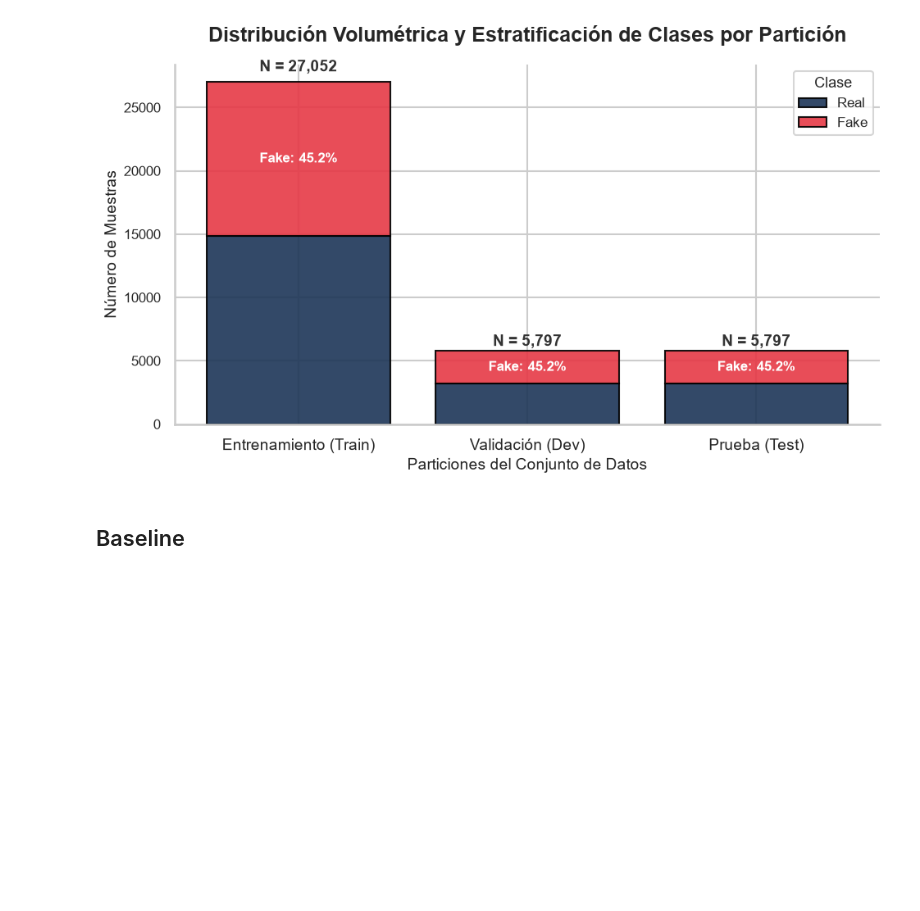
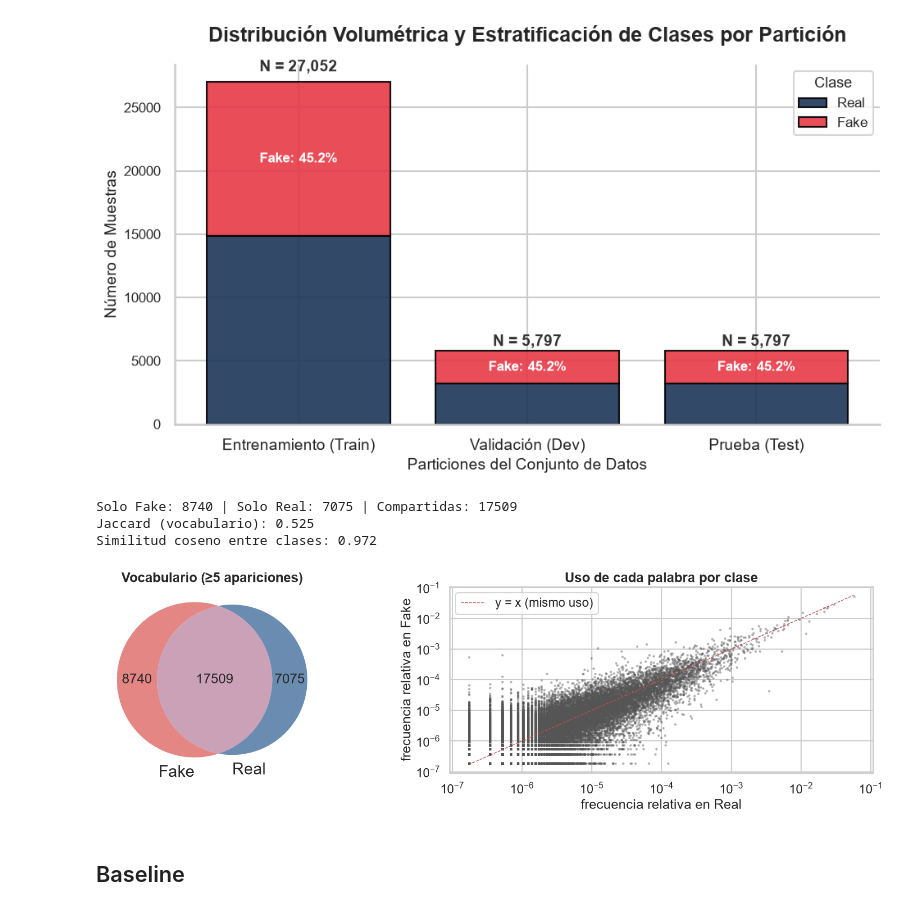
Before and after one commit to kao05/SpamAnalysis-TextMining, a Jupyter notebook: Project_FakeNews.ipynb, the cells around one changed output. Drawn from its saved outputs; the diff is of its cells as text; code cells hidden in the pictures; blank space fills up the shorter version.

Commit message:
Proyecto final: finalizacion de la etapa 1 1. Ploteo de todas las graficas pertinentes para poder demostrar hipotesis y conclusiones que sacamos a partir de ellas 2. Conclusion final de la etapa 1

```diff
--- a/Project_FakeNews.ipynb
+++ b/Project_FakeNews.ipynb
@@ -388,6 +389,68 @@ train  14834  12218           0.4516
 dev     3178   2619           0.4518
 test    3179   2618           0.4516
 [figure]
+# %%
+#@title traslape de vocabulario entre clases (Fake vs Real)
+vocab = np.array(vec.get_feature_names_out())
+mask_fake = (y_train.values == 1)
+mask_real = (y_train.values == 0)
+
+frec_fake = np.asarray(x_train[mask_fake].sum(axis=0)).ravel()
+frec_real = np.asarray(x_train[mask_real].sum(axis=0)).ravel()
+
+# umbral mínimo para ignorar palabras raras (typos, nombres únicos, etc.)
+min_frec = 5
+en_fake = frec_fake >= min_frec
+en_real = frec_real >= min_frec
+
+solo_fake = (en_fake & ~en_real).sum()
+solo_real = (~en_fake & en_real).sum()
+ambas = (en_fake & en_real).sum()
+
+print(f"Solo Fake: {solo_fake} | Solo Real: {solo_real} | Compartidas: {ambas}")
+print(f"Jaccard (vocabulario): {ambas / (solo_fake + solo_real + ambas):.3f}")
+
+# similitud coseno entre los perfiles de frecuencia de cada clase
+coseno = (frec_fake @ frec_real) / (np.linalg.norm(frec_fake) * np.linalg.norm(frec_real))
+print(f"Similitud coseno entre clases: {coseno:.3f}")
+
+fig, ejes = plt.subplots(1, 2, figsize=(17, 5))
+
+# 1) Diagrama de Venn del vocabulario
+venn2(subsets=(solo_fake, solo_real, ambas), set_labels=('Fake', 'Real'),
+      set_colors=('#d9534f', '#2b5c8f'), alpha=0.7, ax=ejes[0])
+ejes[0].set_title(f'Vocabulario (≥{min_frec} apariciones)', fontweight='bold')
+
+# 2) Scatter de frecuencias relativas (log-log). Cerca de la diagonal = palabra compartida
+p_fake = frec_fake / frec_fake.sum()
+p_real = frec_real / frec_real.sum()
+ambas_mask = (frec_fake > 0) & (frec_real > 0)
+ejes[1].scatter(p_real[ambas_mask], p_fake[ambas_mask], s=4, alpha=0.3, color='#555')
+lim = [min(p_fake[ambas_mask].min(), p_real[ambas_mask].min()),
+       max(p_fake[ambas_mask].max(), p_real[ambas_mask].max())]
+ejes[1].plot(lim, lim, 'r--', lw=1, label='y = x (mismo uso)')
+ejes[1].set_xscale('log'); ejes[1].set_yscale('log')
+ejes[1].set_xlabel('frecuencia relativa en Real')
+ejes[1].set_ylabel('frecuencia relativa en Fake')
+ejes[1].set_title('Uso de cada palabra por clase', fontweight='bold')
+ejes[1].legend()
+
+# 3) Histograma de |log-razón|: qué tan discriminativas son las palabras
+#idx = np.where(frec_train_total := (frec_fake + frec_real) >= min_frec)[0]
+#log_razon = nb.feature_log_prob_[1] - nb.feature_log_prob_[0]
+#ejes[2].hist(log_razon[idx], bins=60, color='#7a5fa0', edgecolor='black', alpha=0.85)
+#ejes[2].axvline(0, color='red', ls='--', lw=1)
+#ejes[2].set_xlabel('log P(w|Fake) − log P(w|Real)')
+#ejes[2].set_ylabel('número de palabras')
+#ejes[2].set_title('Distribución de la log-razón\n(centrada en 0 = mucho traslape)', fontweight='bold')
+
+plt.tight_layout()
+plt.show()
+# %% [output]
+Solo Fake: 8740 | Solo Real: 7075 | Compartidas: 17509
+Jaccard (vocabulario): 0.525
+Similitud coseno entre clases: 0.972
+[figure, added]
 # %% [markdown]
 ## Baseline
 # %%
```
Also changed, not shown: parts of 5 cells of this notebook, 2 other files.
